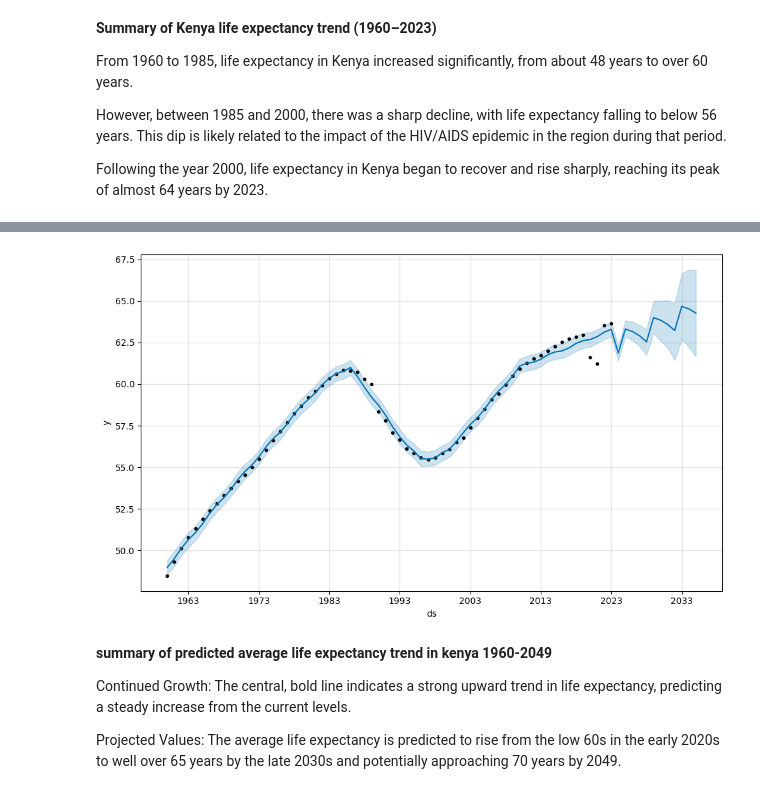
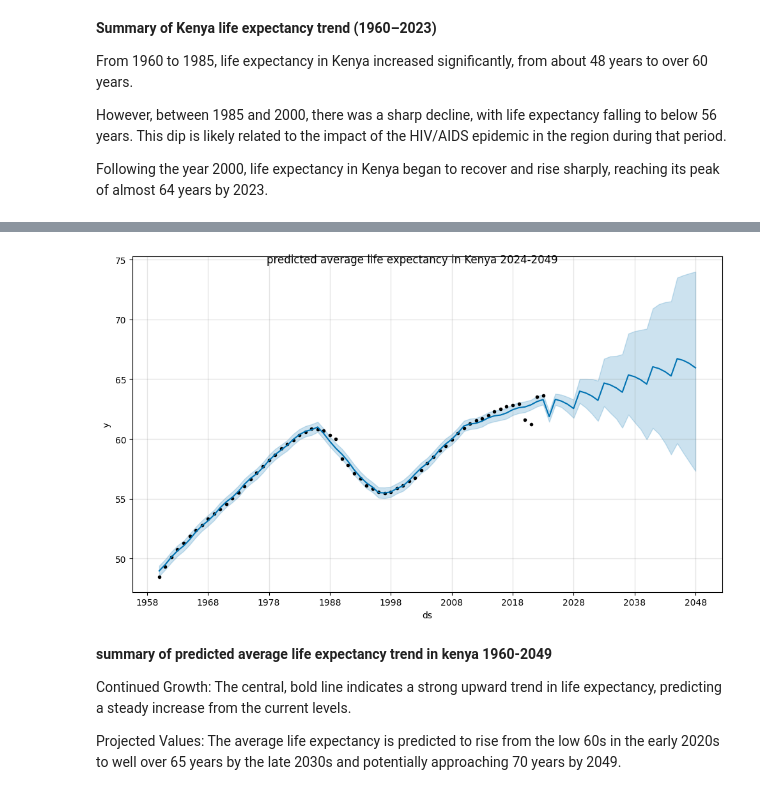
Before and after one commit to BrentOchieng/Global-Life-Expectancy-Trend-1960-2049, a Jupyter notebook: Global_Life_expectancy_Trends_(1960_2023).ipynb, the cells around one changed output, grey strips where cells are left out. Saved outputs shown, nothing was run; the diff lists cells and outputs as text; code cells hidden in the pictures.

```diff
--- a/Global_Life_expectancy_Trends_(1960_2023).ipynb
+++ b/Global_Life_expectancy_Trends_(1960_2023).ipynb
@@ -960,11 +960,12 @@ model = Prophet()
 model.fit(df_prophet_kenya)
 
 # Future years
-future = model.make_future_dataframe(periods=12, freq="Y")  # predict 12 years ahead
+future = model.make_future_dataframe(periods=25, freq="Y")  # predict 12 years ahead
 forecast = model.predict(future)
 
 # Plot forecasting
 fig = model.plot(forecast)
+fig.suptitle('predicted average life expectancy in Kenya 2024-2049')
 fig.show()
 # %% [output]
 INFO:prophet:Disabling weekly seasonality. Run prophet with weekly_seasonality=True to override this.
@@ -980,7 +981,7 @@ INFO:cmdstanpy:Chain [1] start processing
 INFO:cmdstanpy:Chain [1] done processing
 
 'Y' is deprecated and will be removed in a future version, please use 'YE' instead.
-[figure, old version]
+[figure, new version]
 # %% [markdown]
 **summary of predicted average life expectancy trend in kenya 1960-2049**
 
```
Also changed, not shown: parts of 2 cells of this notebook.
